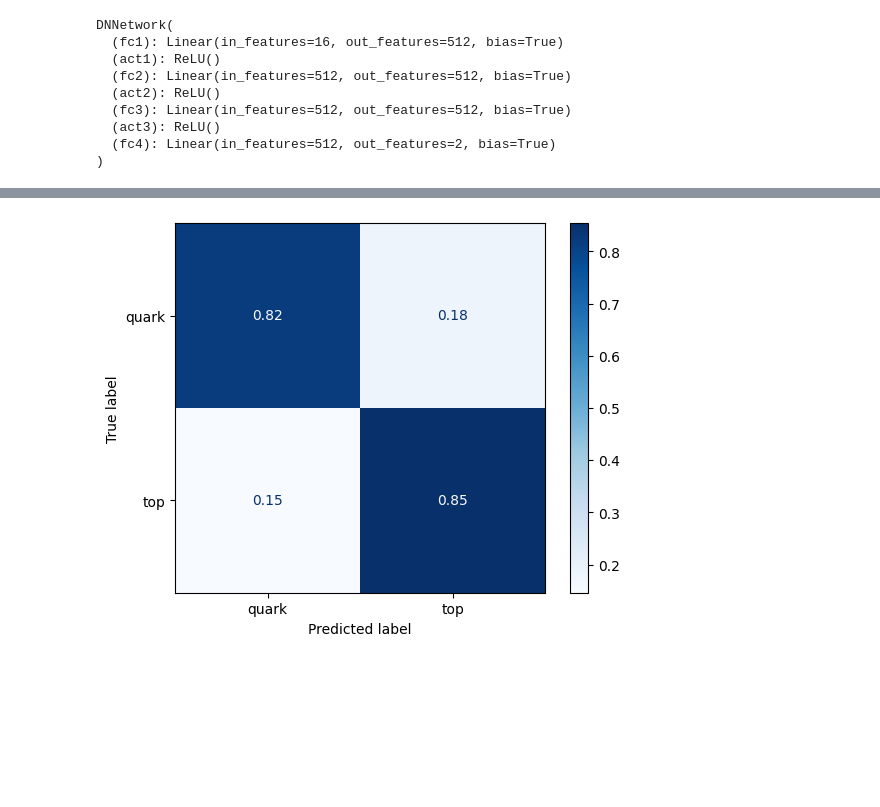
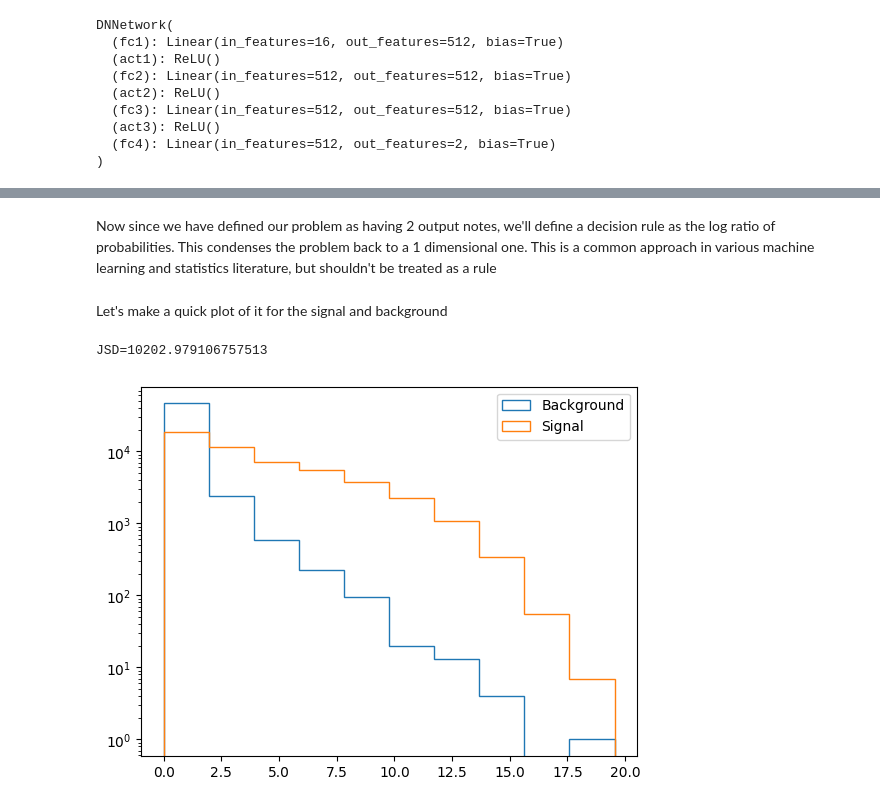
Before and after one commit to RobertLes/cometa-ML-tutorial, a Jupyter notebook: eval.ipynb, the cells around one changed output, grey strips where cells are left out. Saved outputs shown, nothing was run; the diff lists cells and outputs as text; code cells hidden in the pictures; blank space fills up the shorter version.

```diff
--- a/eval.ipynb
+++ b/eval.ipynb
@@ -180,8 +182,5 @@ preds_raw,ys,weights,pts=load_score(train_dataloader)
-# %%
-#make confusion matrix
-disp=metrics.ConfusionMatrixDisplay.from_predictions(ys, np.argmax(preds_raw,axis=1),normalize="true",cmap="Blues",display_labels=["quark","top"])
-plt.savefig("confusion.pdf")
-# %% [output]
-[figure, old version]
+# %% [markdown]
+Now since we have defined our problem as having 2 output notes, we'll define a decision rule as the log ratio of probabilities. This condenses the problem back to a 1 dimensional one.
+This is a common approach in various machine learning and statistics literature, but shouldn't be treated as a rule
 # %%
 #Decision rule
@@ -188,0 +192,17 @@ preds=np.log(preds_raw[:,0])/np.log(preds_raw[:,1])
+# %% [markdown]
+Let's make a quick plot of it for the signal and background
+# %%
+xmin=np.min(preds)
+xmax=np.max(preds)
+bkgprob,*_=plt.hist(preds[ys==0],bins=10,histtype="step",range=[xmin,xmax],label="Background")
+sigprob,*_=plt.hist(preds[ys==1],bins=10,histtype="step",range=[xmin,xmax],label="Signal")
+plt.legend()
+plt.yscale("log")
+
+#Calculate JSD
+Mprob=0.5*(sigprob+bkgprob)
+JSD=0.5*np.nansum(sigprob*np.log(sigprob/Mprob))+0.5*np.nansum(bkgprob*np.log(bkgprob/Mprob)) #Jensen Shannon Divergence
+print(f"JSD={JSD}")
+# %% [output]
+JSD=10202.979106757513
+[figure, added]
```
Also changed, not shown: parts of 52 cells of this notebook, 1 other file.
